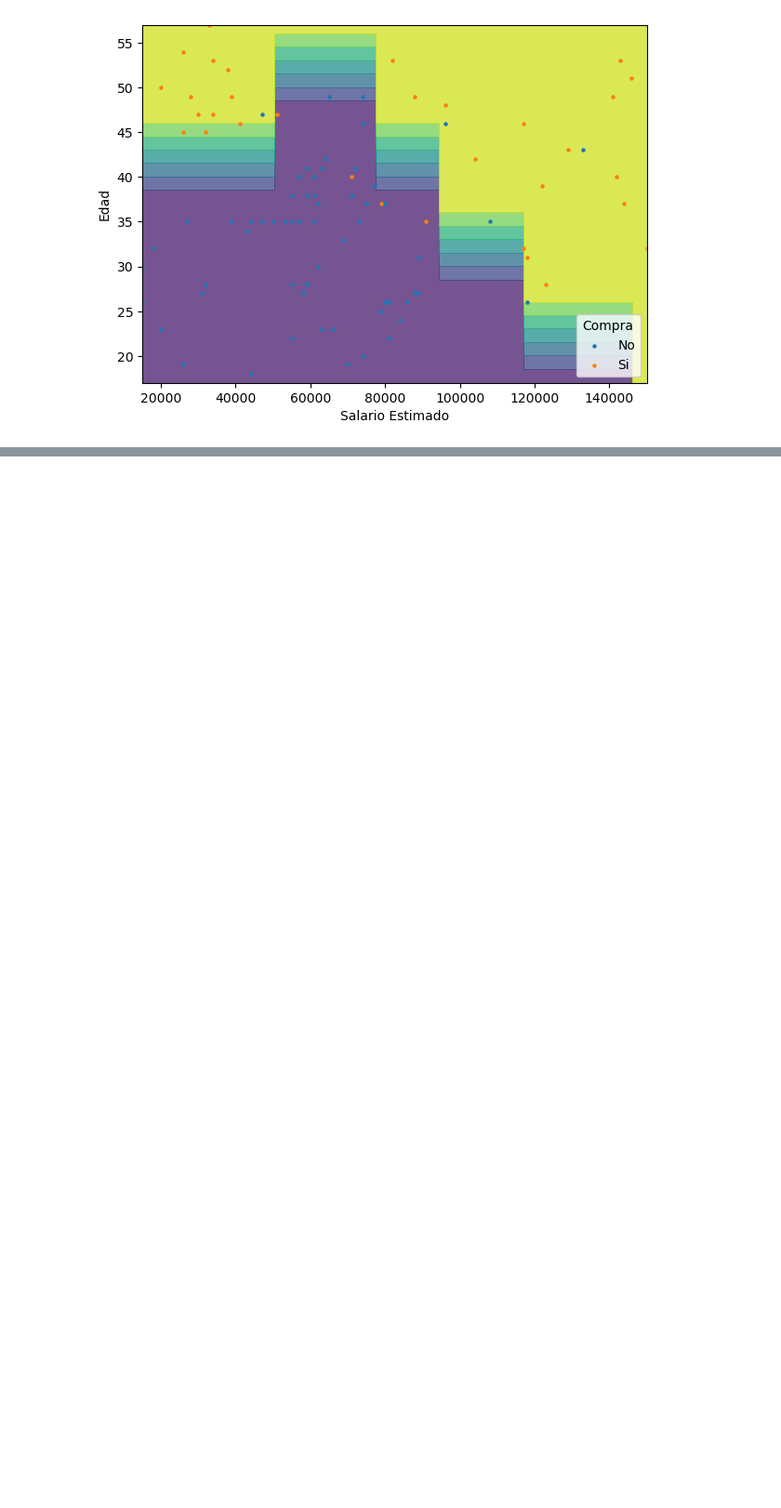
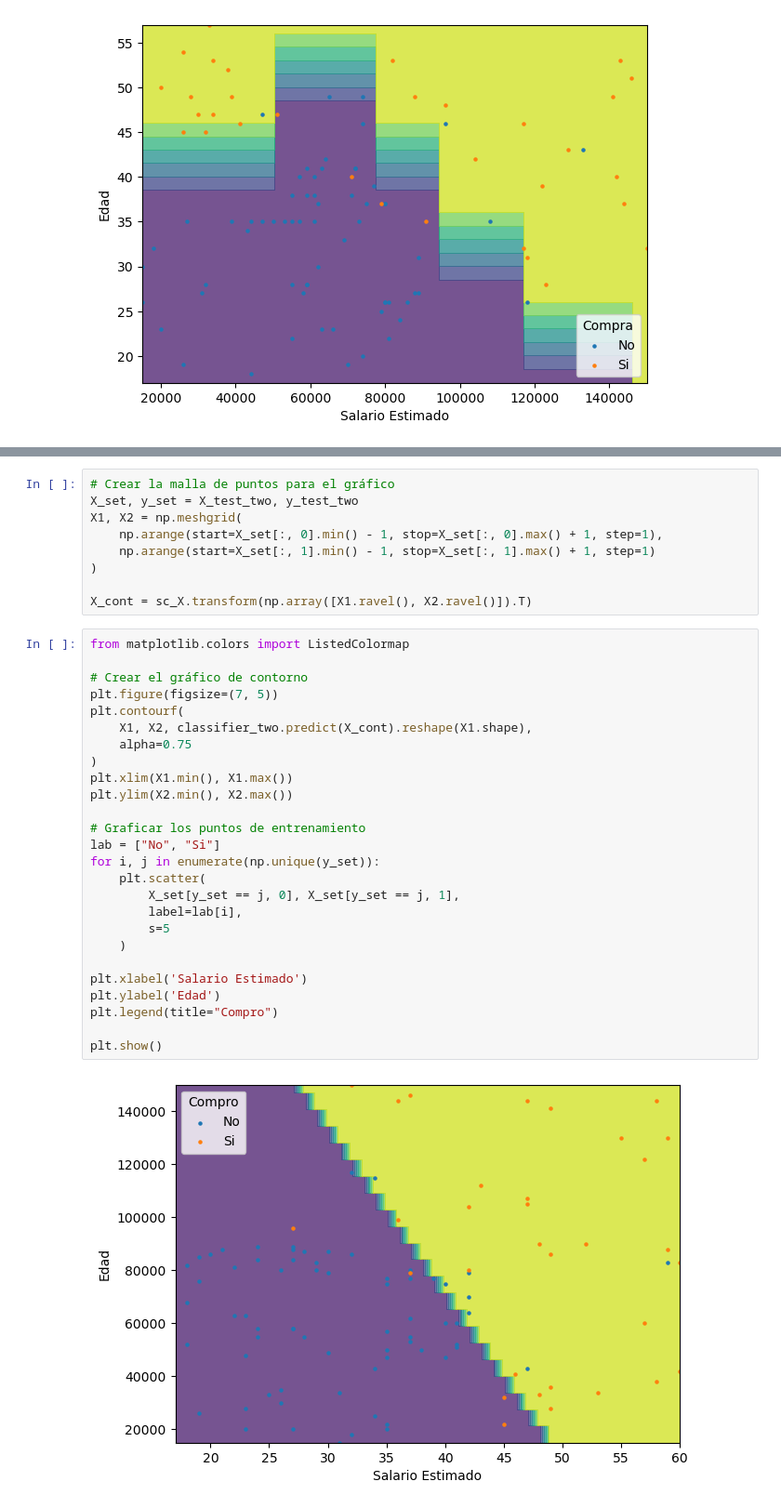
Before and after one commit to Mauro-Aguirregaray/Master-IA, a Jupyter notebook: [06] Aprendizaje de Máquina 1/clase2/ejercicios/Ejercicio_Clase2_MauroAguirregaray.ipynb, the cells around one changed output, grey strips where cells are left out. Shown at 93% size. Cells and saved outputs as stored; diff of their text form; blank space fills up the shorter version.

```diff
--- a/[06] Aprendizaje de Máquina 1/clase2/ejercicios/Ejercicio_Clase2_MauroAguirregaray.ipynb
+++ b/[06] Aprendizaje de Máquina 1/clase2/ejercicios/Ejercicio_Clase2_MauroAguirregaray.ipynb
@@ -276,0 +369,37 @@ plt.show()
+# %%
+# Crear la malla de puntos para el gráfico
+X_set, y_set = X_test_two, y_test_two
+X1, X2 = np.meshgrid(
+    np.arange(start=X_set[:, 0].min() - 1, stop=X_set[:, 0].max() + 1, step=1),
+    np.arange(start=X_set[:, 1].min() - 1, stop=X_set[:, 1].max() + 1, step=1)
+)
+
+X_cont = sc_X.transform(np.array([X1.ravel(), X2.ravel()]).T)
+# %%
+from matplotlib.colors import ListedColormap
+
+# Crear el gráfico de contorno
+plt.figure(figsize=(7, 5))
+plt.contourf(
+    X1, X2, classifier_two.predict(X_cont).reshape(X1.shape),
+    alpha=0.75
+)
+plt.xlim(X1.min(), X1.max())
+plt.ylim(X2.min(), X2.max())
+
+# Graficar los puntos de entrenamiento
+lab = ["No", "Si"]
+for i, j in enumerate(np.unique(y_set)):
+    plt.scatter(
+        X_set[y_set == j, 0], X_set[y_set == j, 1],
+        label=lab[i],
+        s=5
+    )
+
+plt.xlabel('Salario Estimado')
+plt.ylabel('Edad')
+plt.legend(title="Compro")
+
+plt.show()
+# %% [output]
+[figure, added]
```
Also changed, not shown: parts of 17 cells of this notebook.
